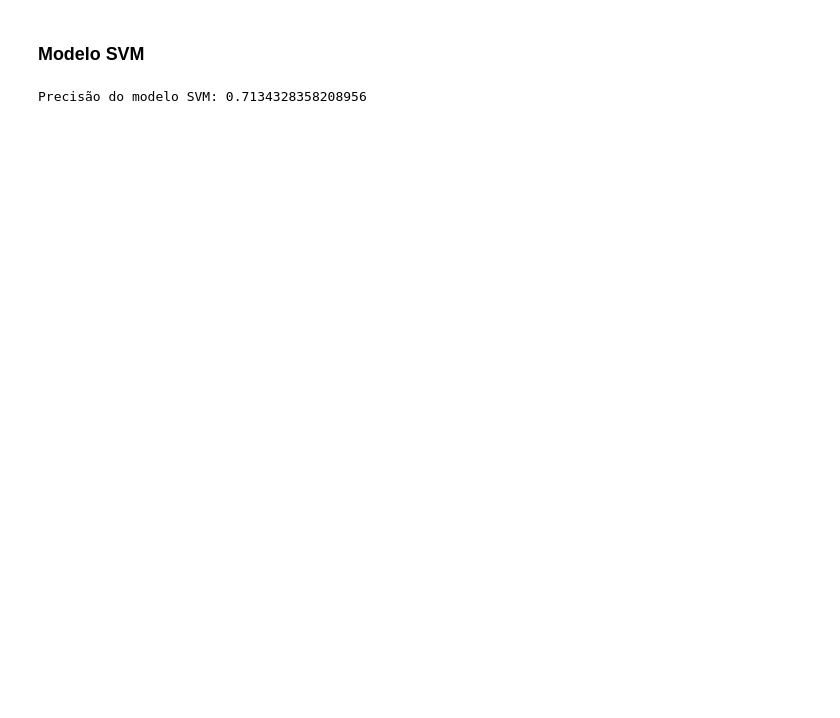
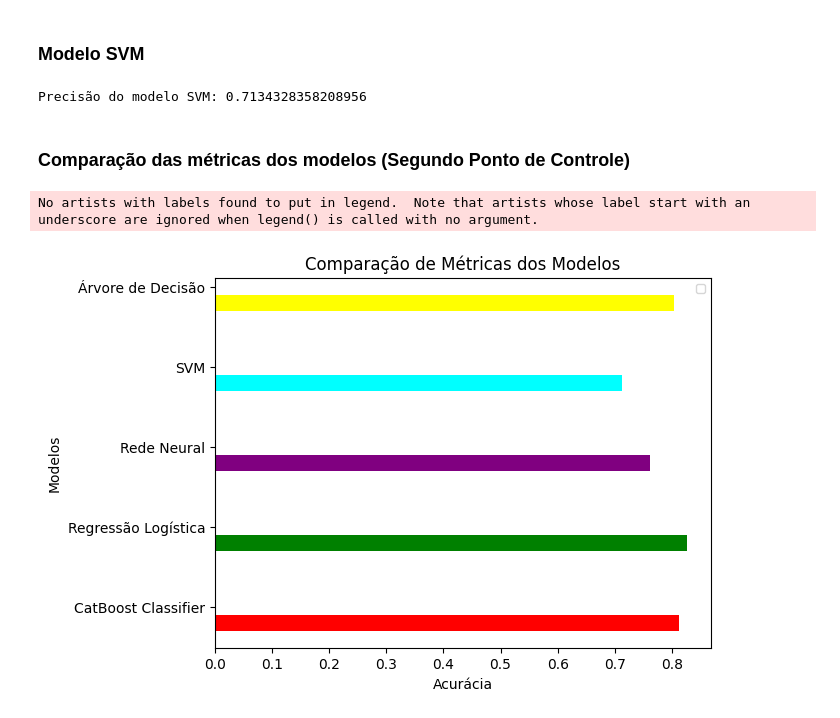
Before and after one commit to FelipeMMMendes/Machine-Learning-Churn-Project, a Jupyter notebook: model.ipynb, the cells around one changed output. Drawn from its saved outputs; the diff is of its cells as text; code cells hidden in the pictures; blank space fills up the shorter version.

Commit message:
Implementado porcamente todos os modelos.

```diff
--- a/model.ipynb
+++ b/model.ipynb
@@ -311,0 +385,4 @@ bestIteration = 9
+# %%
+acuracia_NN = accuracy_score(y_test,previsoes_binarias)
+
+print(acuracia_NN)
@@ -352,11 +431,11 @@ DecisionTreeClassifier(max_depth=5, min_samples_leaf=4)
 from sklearn.metrics import accuracy_score
 
 # Fazer previsões nos dados de teste
-previsoes = modelo_decision_tree.predict(X_test)
+previsoes_arvore_decisao = modelo_decision_tree.predict(X_test)
 
 # Calcular a precisão do modelo
-precisao = accuracy_score(y_test, previsoes)
-print("Acurácia do modelo:", precisao)
+acuracia_arvore_decisão = accuracy_score(y_test, previsoes_arvore_decisao)
+print("Acurácia do modelo:", acuracia_arvore_decisão)
 # %% [output]
 Acurácia do modelo: 0.8029850746268656
 # %% [markdown]
@@ -388,0 +463,4 @@ Please also refer to the documentation for alternative solver options:
+# %%
+# Avaliar o desempenho do modelo
+acuracia_reg_logistica = accuracy_score(y_test, previsoes_reglog)
+print("Precisão do modelo de regressão logística:", acuracia_reg_logistica)
@@ -402,7 +482,45 @@ modelo_svm.fit(X_train, y_train)
 previsoes_svm = modelo_svm.predict(X_test)
 
 # Avaliar o desempenho do modelo
-precisao_svm = accuracy_score(y_test, previsoes_svm)
-print("Precisão do modelo SVM:", precisao_svm)
+acuracia_svm = accuracy_score(y_test, previsoes_svm)
+print("Precisão do modelo SVM:", acuracia_svm)
 # %% [output]
 Precisão do modelo SVM: 0.7134328358208956
+# %% [markdown]
+### Comparação das métricas dos modelos (Segundo Ponto de Controle)
+# %%
+import matplotlib.pyplot as plt
+
+# Métricas dos cinco modelos
+nomes_modelos = ['CatBoost Classifier', 'Regressão Logística', 'Rede Neural', 'SVM', 'Árvore de Decisão']
+acuracias = [acuracia_catboost, acuracia_reg_logistica, acuracia_NN, acuracia_svm, acuracia_arvore_decisão]
+# recall = [recall_modelo1, recall_modelo2, recall_modelo3, recall_modelo4, recall_modelo5]
+# f1_scores = [f1_score_modelo1, f1_score_modelo2, f1_score_modelo3, f1_score_modelo4, f1_score_modelo5]
+
+# Definir a largura das barras
+largura_barra = 0.2
+
+# Criar índices para as posições das barras
+indices = range(len(nomes_modelos))
+
+# Plotar as barras para precisão
+plt.barh(indices, acuracias, largura_barra, color = ["red","green","purple","cyan","yellow"])
+
+# Plotar as barras para recall
+# plt.bar([i + largura_barra for i in indices], recall, largura_barra, label='Recall')
+
+# # Plotar as barras para F1-score
+# plt.bar([i + 2 * largura_barra for i in indices], f1_scores, largura_barra, label='F1-score')
+
+# Adicionar legendas, rótulos e título
+plt.ylabel('Modelos')
+plt.xlabel('Acurácia')
+plt.title('Comparação de Métricas dos Modelos')
+plt.yticks([i + largura_barra for i in indices], nomes_modelos)
+plt.legend(fontsize='small')
+
+# Mostrar o gráfico
+plt.show()
+# %% [output]
+No artists with labels found to put in legend.  Note that artists whose label start with an underscore are ignored when legend() is called with no argument.
+[figure, added]
```
Also changed, not shown: parts of 9 cells of this notebook.
